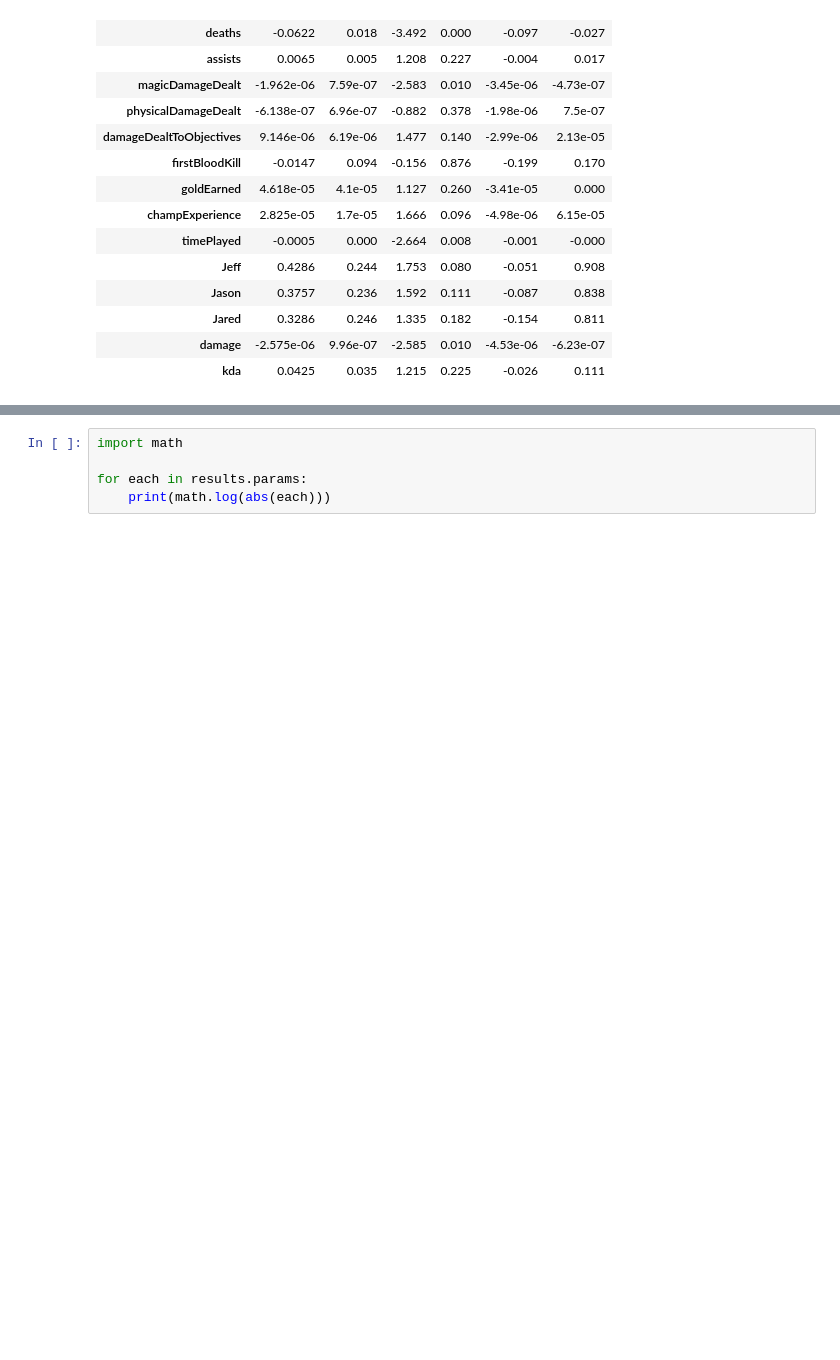
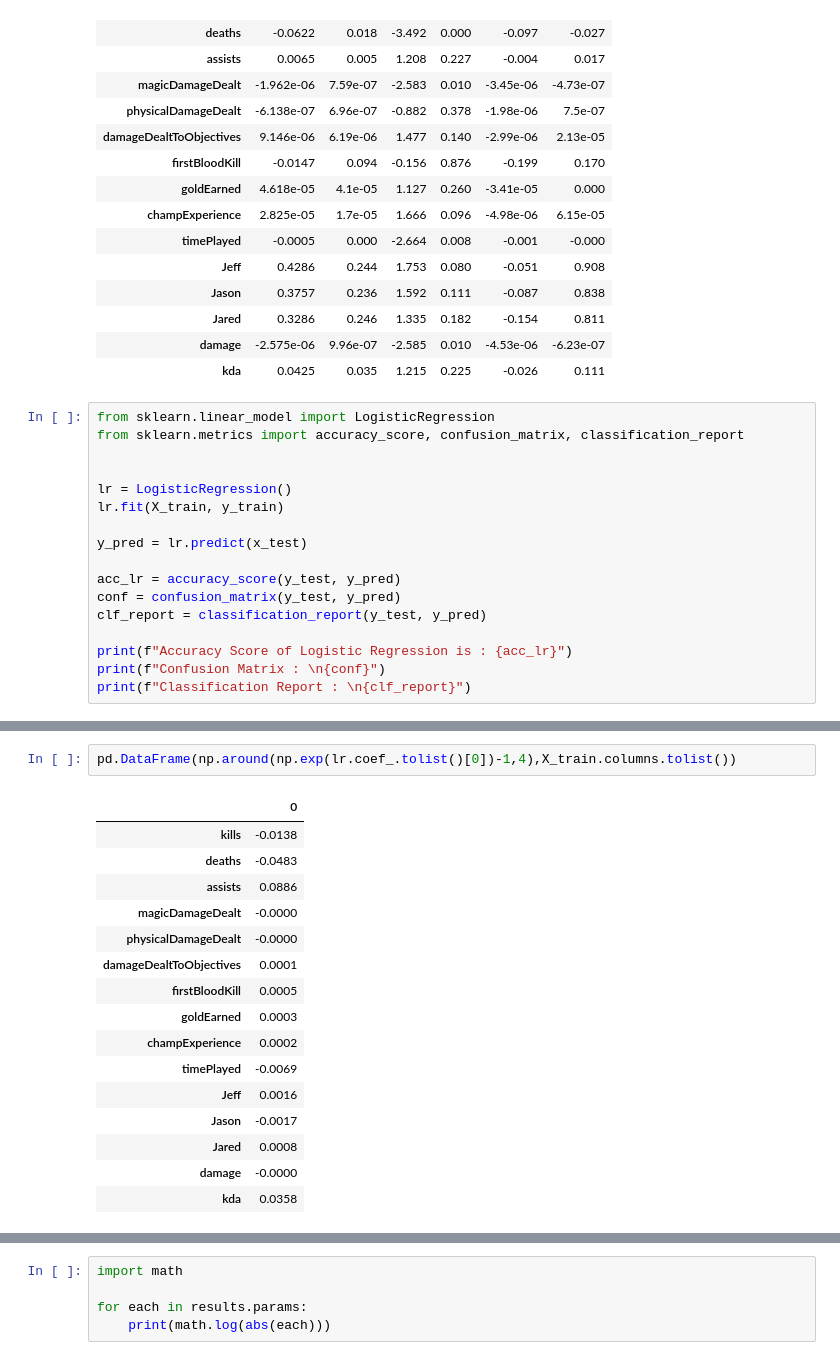
Before and after one commit to JeffTriemer/League_EDA, a Jupyter notebook: League EDA.ipynb, the cells around one changed output, grey strips where cells are left out. Saved outputs shown, nothing was run; the diff lists cells and outputs as text; blank space fills up the shorter version.

```diff
--- a/League EDA.ipynb
+++ b/League EDA.ipynb
@@ -384,3 +376,20 @@ Generalized Linear Model Regression Results
 | Jared | 0.3286 | 0.246 | 1.335 | 0.182 | -0.154 | 0.811 |
 | damage | -2.575e-06 | 9.96e-07 | -2.585 | 0.010 | -4.53e-06 | -6.23e-07 |
 | kda | 0.0425 | 0.035 | 1.215 | 0.225 | -0.026 | 0.111 |
+# %%
+from sklearn.linear_model import LogisticRegression
+from sklearn.metrics import accuracy_score, confusion_matrix, classification_report
+
+
+lr = LogisticRegression()
+lr.fit(X_train, y_train)
+
+y_pred = lr.predict(x_test)
+
+acc_lr = accuracy_score(y_test, y_pred)
+conf = confusion_matrix(y_test, y_pred)
+clf_report = classification_report(y_test, y_pred)
+
+print(f"Accuracy Score of Logistic Regression is : {acc_lr}")
+print(f"Confusion Matrix : \n{conf}")
+print(f"Classification Report : \n{clf_report}")
@@ -386,0 +417,19 @@ Generalized Linear Model Regression Results
+# %%
+pd.DataFrame(np.around(np.exp(lr.coef_.tolist()[0])-1,4),X_train.columns.tolist())
+# %% [output]
+|  | 0 |
+| kills | -0.0138 |
+| deaths | -0.0483 |
+| assists | 0.0886 |
+| magicDamageDealt | -0.0000 |
+| physicalDamageDealt | -0.0000 |
+| damageDealtToObjectives | 0.0001 |
+| firstBloodKill | 0.0005 |
+| goldEarned | 0.0003 |
+| champExperience | 0.0002 |
+| timePlayed | -0.0069 |
+| Jeff | 0.0016 |
+| Jason | -0.0017 |
+| Jared | 0.0008 |
+| damage | -0.0000 |
+| kda | 0.0358 |
```
Also changed, not shown: parts of 3 cells of this notebook.
